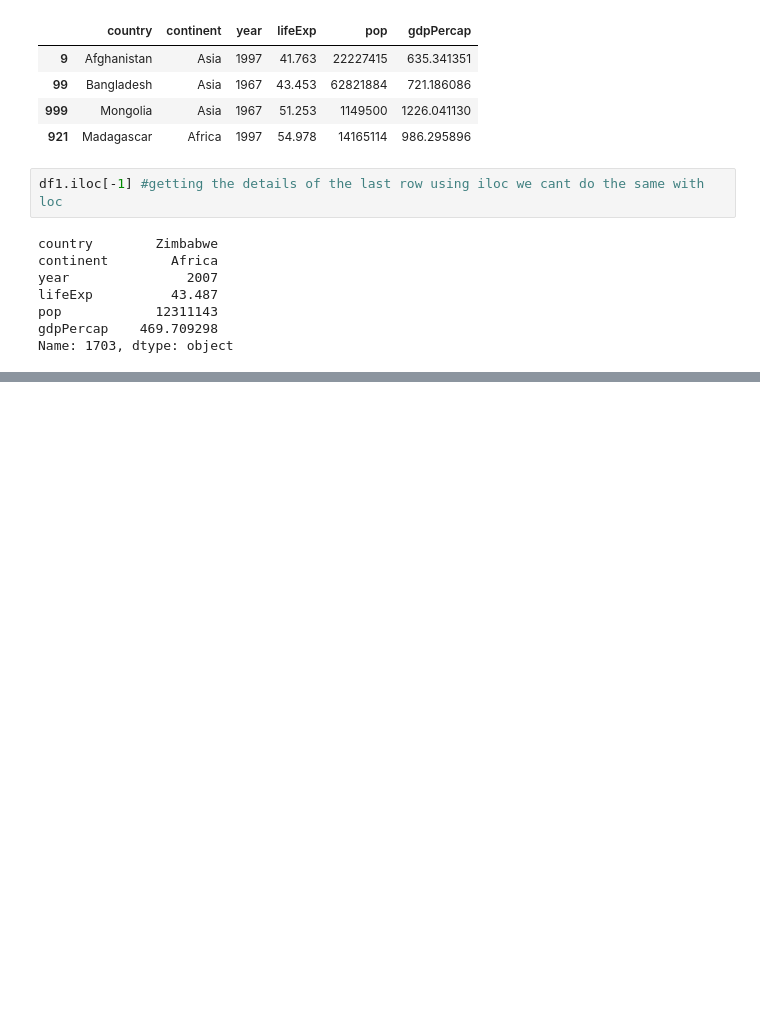
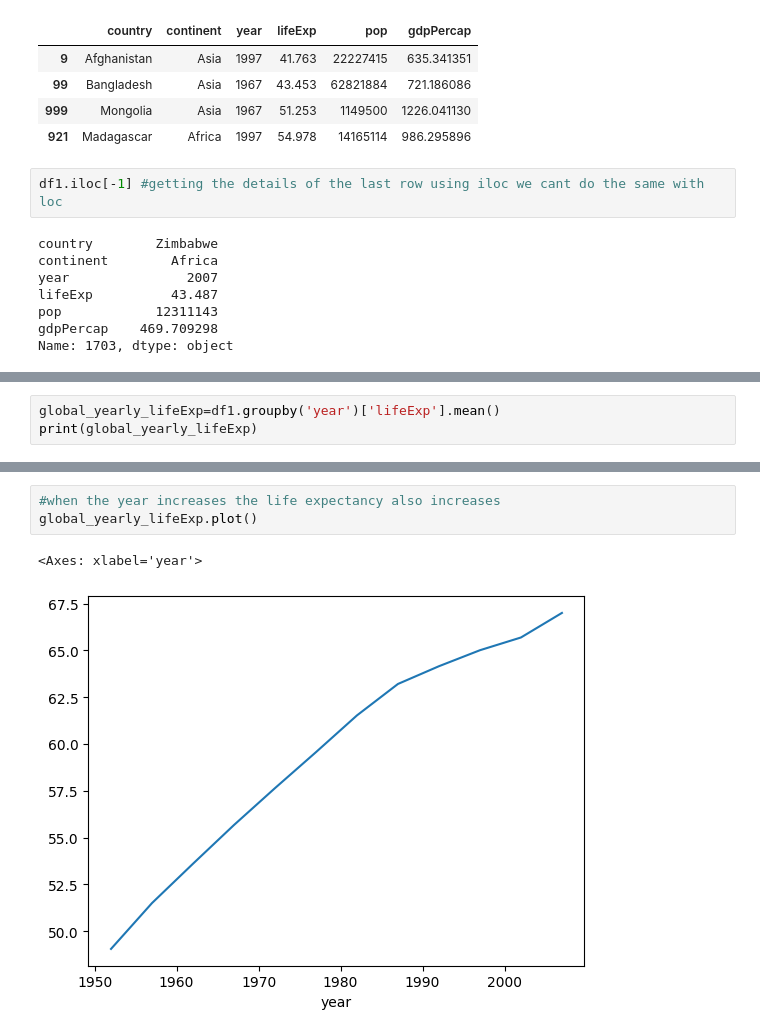
Before and after one commit to siddhartha296/feb22, a Jupyter notebook: nptel_data_analytics_lectures.ipynb, the cells around one changed output, grey strips where cells are left out. Saved outputs shown, nothing was run; the diff lists cells and outputs as text; blank space fills up the shorter version.

```diff
--- a/nptel_data_analytics_lectures.ipynb
+++ b/nptel_data_analytics_lectures.ipynb
@@ -211,0 +407,3 @@ Name: 1703, dtype: object
+# %%
+global_yearly_lifeExp=df1.groupby('year')['lifeExp'].mean()
+print(global_yearly_lifeExp)
@@ -211,0 +425,6 @@ Name: 1703, dtype: object
+# %%
+#when the year increases the life expectancy also increases
+global_yearly_lifeExp.plot()
+# %% [output]
+<Axes: xlabel='year'>
+[figure, added]
```
Also changed, not shown: parts of 17 cells of this notebook.
